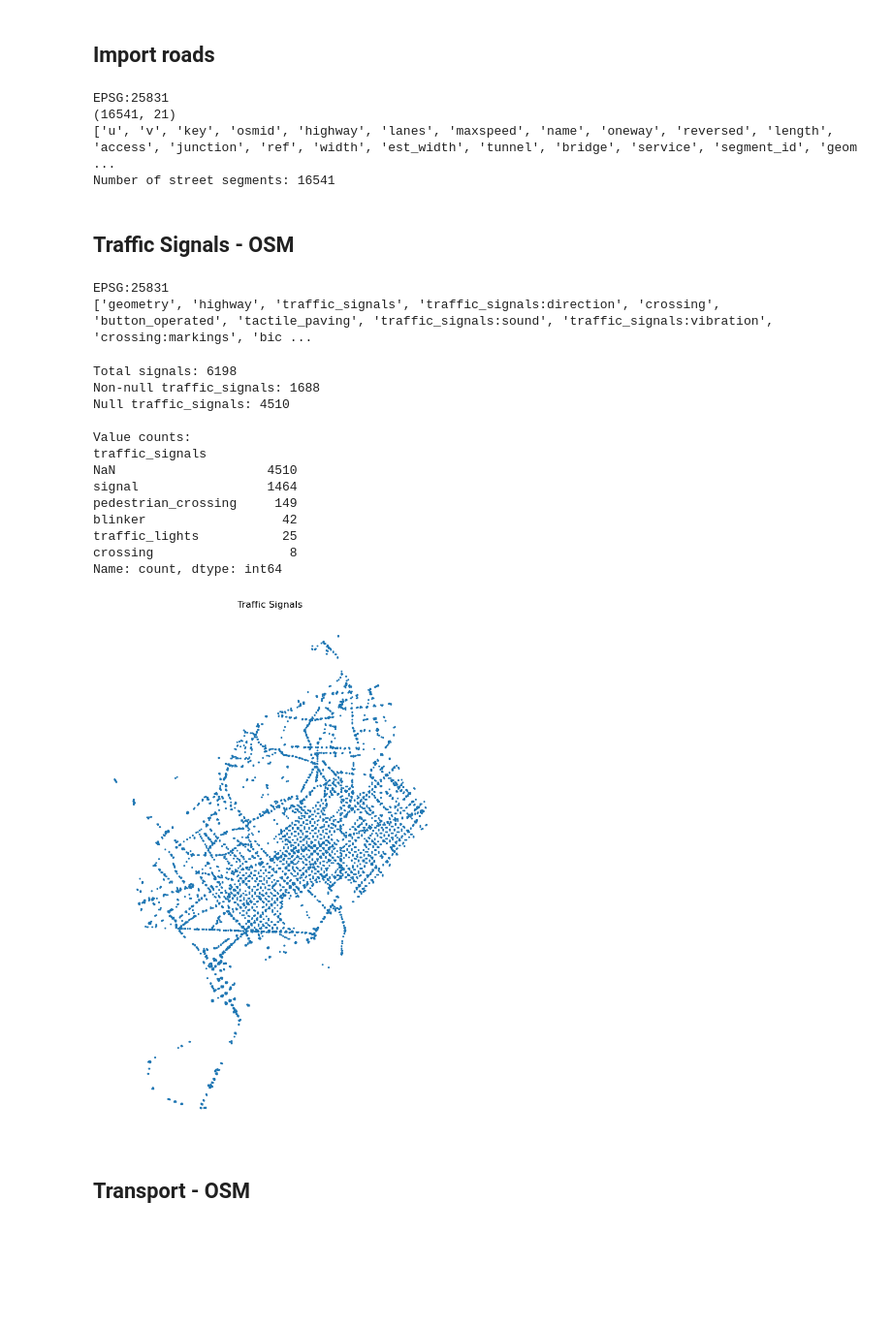
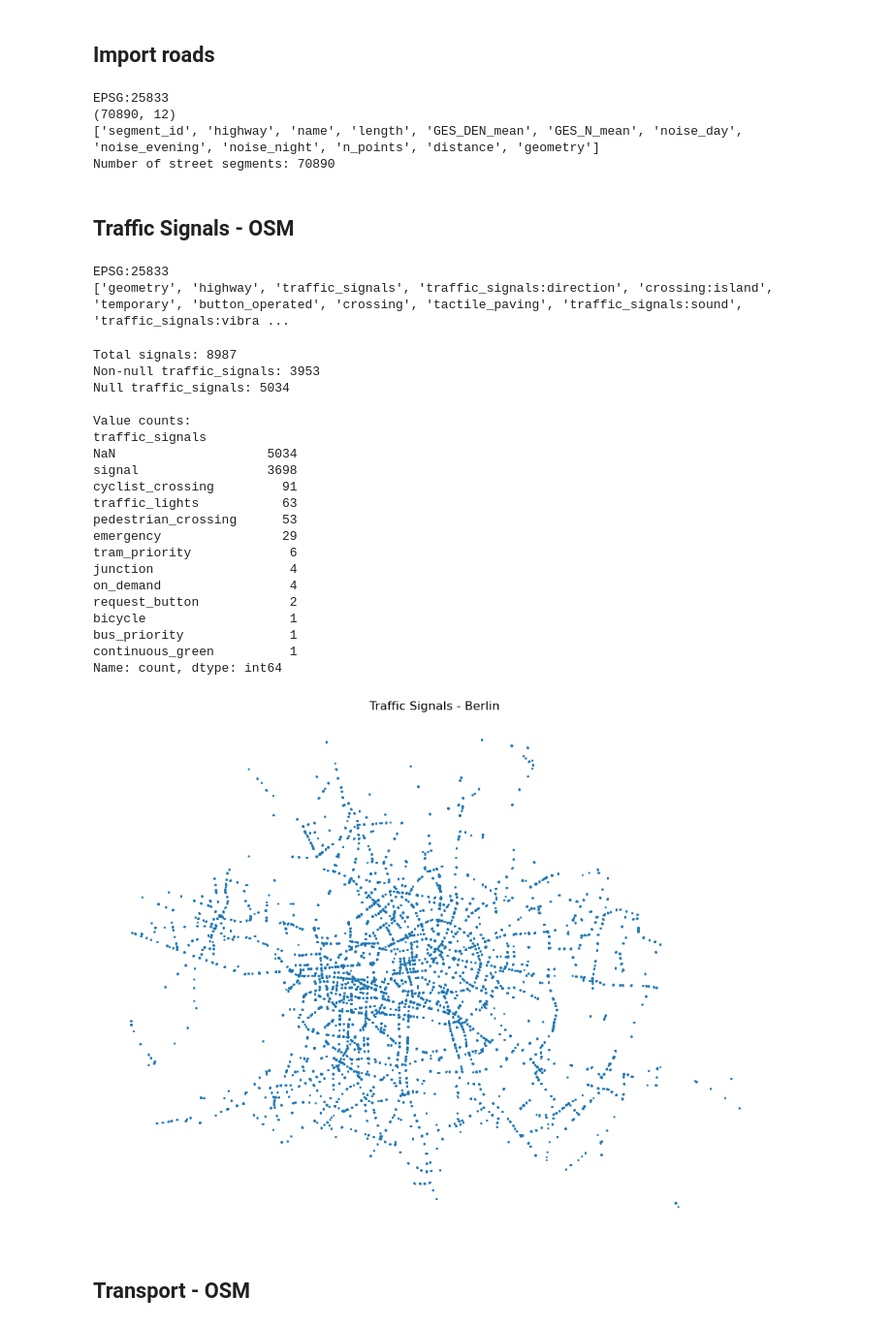
Before and after one commit to AndreaCutroni/ML-Noise-Prediction, a Jupyter notebook: deployment/Berlin/notebooks/BER_OSM_points.ipynb, the cells around one changed output. Shown at 97% size. Drawn from its saved outputs; the diff is of its cells as text; code cells hidden in the pictures; blank space fills up the shorter version.

Commit message:
update point for berlin

```diff
--- a/deployment/Berlin/notebooks/BER_OSM_points.ipynb
+++ b/deployment/Berlin/notebooks/BER_OSM_points.ipynb
@@ -6,55 +12,60 @@ import pandas as pd
 # %% [markdown]
 ## Import roads
 # %%
-osm_roads = gpd.read_file("data/bcn_osmnx_edges.gpkg")
-print(osm_roads.crs)  #CRS = Coordinate Reference System
+osm_roads = gpd.read_file("../layers/BER_noise_streets.gpkg")
+print(osm_roads.crs)
 print(osm_roads.shape)
 print(osm_roads.columns.tolist())
 print("Number of street segments:", len(osm_roads))
 # %% [output]
-EPSG:25831
-(16541, 21)
-['u', 'v', 'key', 'osmid', 'highway', 'lanes', 'maxspeed', 'name', 'oneway', 'reversed', 'length', 'access', 'junction', 'ref', 'width', 'est_width', 'tunnel', 'bridge', 'service', 'segment_id', 'geom ...
-Number of street segments: 16541
+EPSG:25833
+(70890, 12)
+['segment_id', 'highway', 'name', 'length', 'GES_DEN_mean', 'GES_N_mean', 'noise_day', 'noise_evening', 'noise_night', 'n_points', 'distance', 'geometry']
+Number of street segments: 70890
 # %% [markdown]
 ## Traffic Signals - OSM
-# %%
-signals = ox.features_from_place("Barcelona, Spain", tags={"highway": "traffic_signals"}) #connects to OSM and downloads all features within Barcelona that match the tags you specify
-signals = signals[signals.geometry.type == 'Point'].to_crs(osm_roads.crs) #keeps only point geometries and reprojects to match the CRS of noise_streets (otherwise they come in EPSG:4326)
-print(signals.crs)
-print(signals.columns.tolist())
-#signals.plot(figsize=(10, 10),  column='traffic_signals', legend=True, markersize=2)
-
-#https://osmnx.readthedocs.io/en/stable/user-reference.html#osmnx.features.features_from_place
-# %% [output]
-EPSG:25831
-['geometry', 'highway', 'traffic_signals', 'traffic_signals:direction', 'crossing', 'button_operated', 'tactile_paving', 'traffic_signals:sound', 'traffic_signals:vibration', 'crossing:markings', 'bic ...
+# %%
+signals = ox.features_from_place("Berlin, Germany", tags={"highway": "traffic_signals"})
+signals = signals[signals.geometry.type == 'Point'].to_crs(osm_roads.crs)
+print(signals.crs)
+print(signals.columns.tolist())
+# %% [output]
+EPSG:25833
+['geometry', 'highway', 'traffic_signals', 'traffic_signals:direction', 'crossing:island', 'temporary', 'button_operated', 'crossing', 'tactile_paving', 'traffic_signals:sound', 'traffic_signals:vibra ...
 # %%
 print(f"Total signals: {len(signals)}")
-print(f"Non-null traffic_signals: {signals['traffic_signals'].notna().sum()}")
-print(f"Null traffic_signals: {signals['traffic_signals'].isna().sum()}")
-print("\nValue counts:")
-print(signals['traffic_signals'].value_counts(dropna=False))
+if 'traffic_signals' in signals.columns:
+    print(f"Non-null traffic_signals: {signals['traffic_signals'].notna().sum()}")
+    print(f"Null traffic_signals: {signals['traffic_signals'].isna().sum()}")
+    print("\nValue counts:")
+    print(signals['traffic_signals'].value_counts(dropna=False))
 # %% [output]
-Total signals: 6198
-Non-null traffic_signals: 1688
-Null traffic_signals: 4510
+Total signals: 8987
+Non-null traffic_signals: 3953
+Null traffic_signals: 5034
 
 Value counts:
 traffic_signals
-NaN                    4510
-signal                 1464
-pedestrian_crossing     149
-blinker                  42
-traffic_lights           25
-crossing                  8
+NaN                    5034
+signal                 3698
+cyclist_crossing         91
+traffic_lights           63
+pedestrian_crossing      53
+emergency                29
+tram_priority             6
+junction                  4
+on_demand                 4
+request_button            2
+bicycle                   1
+bus_priority              1
+continuous_green          1
 Name: count, dtype: int64
 # %%
-ax = signals.plot( markersize=2, figsize=(12, 12))
-ax.set_title('Traffic Signals')
+ax = signals.plot(markersize=1, figsize=(12, 12))
+ax.set_title('Traffic Signals - Berlin')
 ax.set_axis_off()
 # %% [output]
-[figure, old version]
+[figure, new version]
 # %% [markdown]
 ## Transport - OSM
 # %%
```
Also changed, not shown: parts of 19 cells of this notebook.
